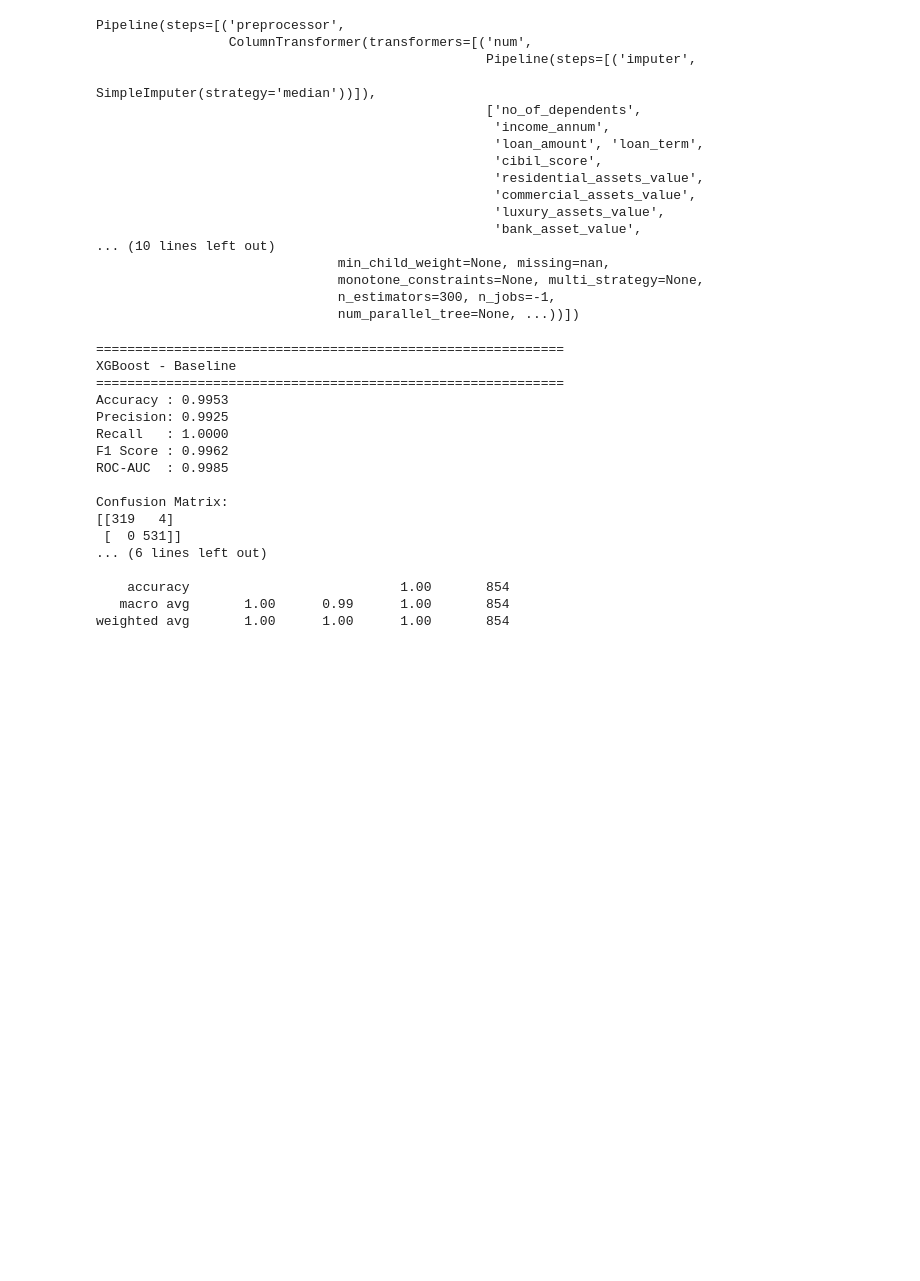
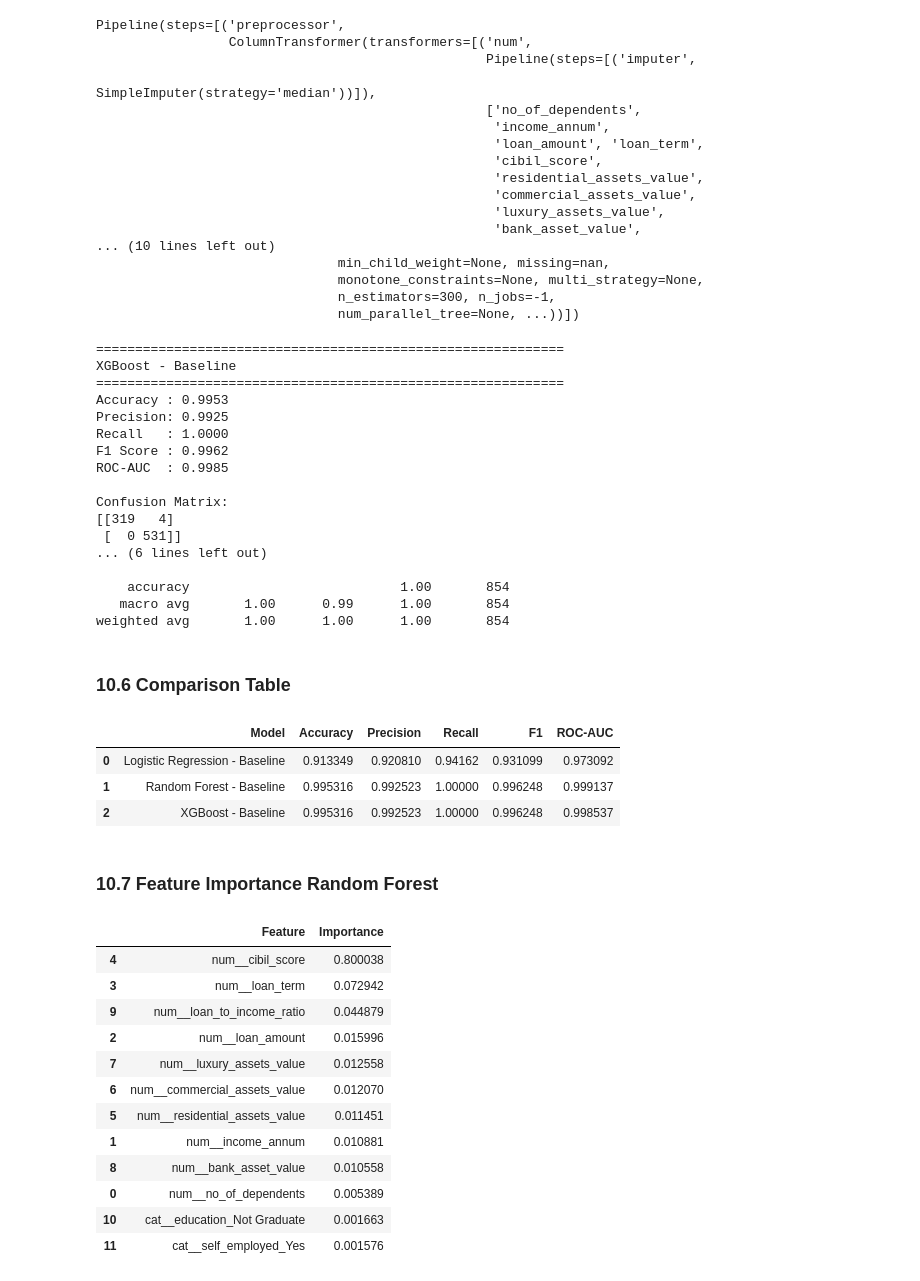
Before and after one commit to EmanQazii/loan-approval-prediction-model, a Jupyter notebook: notebooks/Loan_Approval_Prediction.ipynb, the cells around one changed output. Cells and saved outputs as stored; diff of their text form; code cells hidden in the pictures; blank space fills up the shorter version.

```diff
--- a/notebooks/Loan_Approval_Prediction.ipynb
+++ b/notebooks/Loan_Approval_Prediction.ipynb
@@ -1425,3 +1425,47 @@ Confusion Matrix:
     accuracy                           1.00       854
    macro avg       1.00      0.99      1.00       854
 weighted avg       1.00      1.00      1.00       854
+# %% [markdown]
+### 10.6 Comparison Table
+# %%
+baseline_results = pd.DataFrame([
+    logistic_results,
+    rf_results,
+    xgb_results
+])
+
+baseline_results
+# %% [output]
+|  | Model | Accuracy | Precision | Recall | F1 | ROC-AUC |
+| 0 | Logistic Regression - Baseline | 0.913349 | 0.920810 | 0.94162 | 0.931099 | 0.973092 |
+| 1 | Random Forest - Baseline | 0.995316 | 0.992523 | 1.00000 | 0.996248 | 0.999137 |
+| 2 | XGBoost - Baseline | 0.995316 | 0.992523 | 1.00000 | 0.996248 | 0.998537 |
+# %% [markdown]
+### 10.7 Feature Importance Random Forest
+# %%
+rf_preprocessor = rf_model.named_steps["preprocessor"]
+feature_names = rf_preprocessor.get_feature_names_out()
+rf_estimator = rf_model.named_steps["model"]
+rf_importance = pd.DataFrame({
+    "Feature": feature_names,
+    "Importance": rf_estimator.feature_importances_
+}).sort_values(
+    "Importance",
+    ascending=False
+)
+
+rf_importance
+# %% [output]
+|  | Feature | Importance |
+| 4 | num__cibil_score | 0.800038 |
+| 3 | num__loan_term | 0.072942 |
+| 9 | num__loan_to_income_ratio | 0.044879 |
+| 2 | num__loan_amount | 0.015996 |
+| 7 | num__luxury_assets_value | 0.012558 |
+| 6 | num__commercial_assets_value | 0.012070 |
+| 5 | num__residential_assets_value | 0.011451 |
+| 1 | num__income_annum | 0.010881 |
+| 8 | num__bank_asset_value | 0.010558 |
+| 0 | num__no_of_dependents | 0.005389 |
+| 10 | cat__education_Not Graduate | 0.001663 |
+| 11 | cat__self_employed_Yes | 0.001576 |
```
Also changed, not shown: parts of 10 cells of this notebook, 8 other files.
